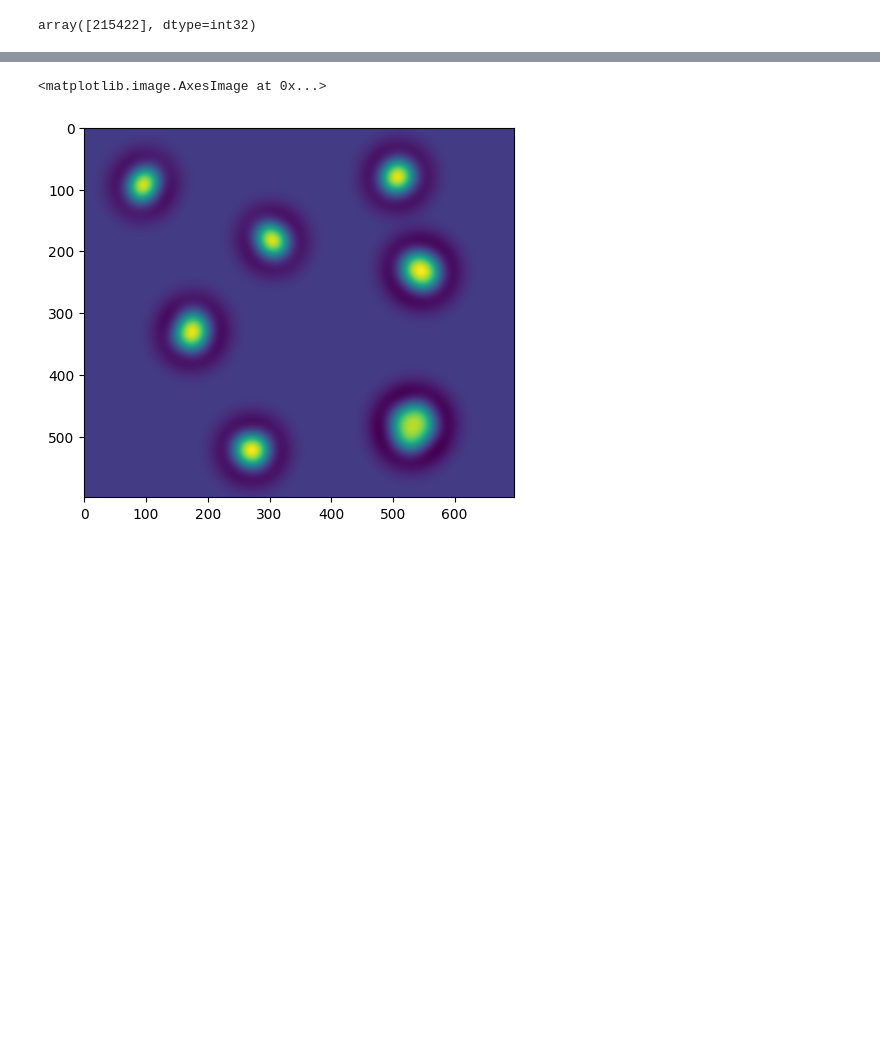
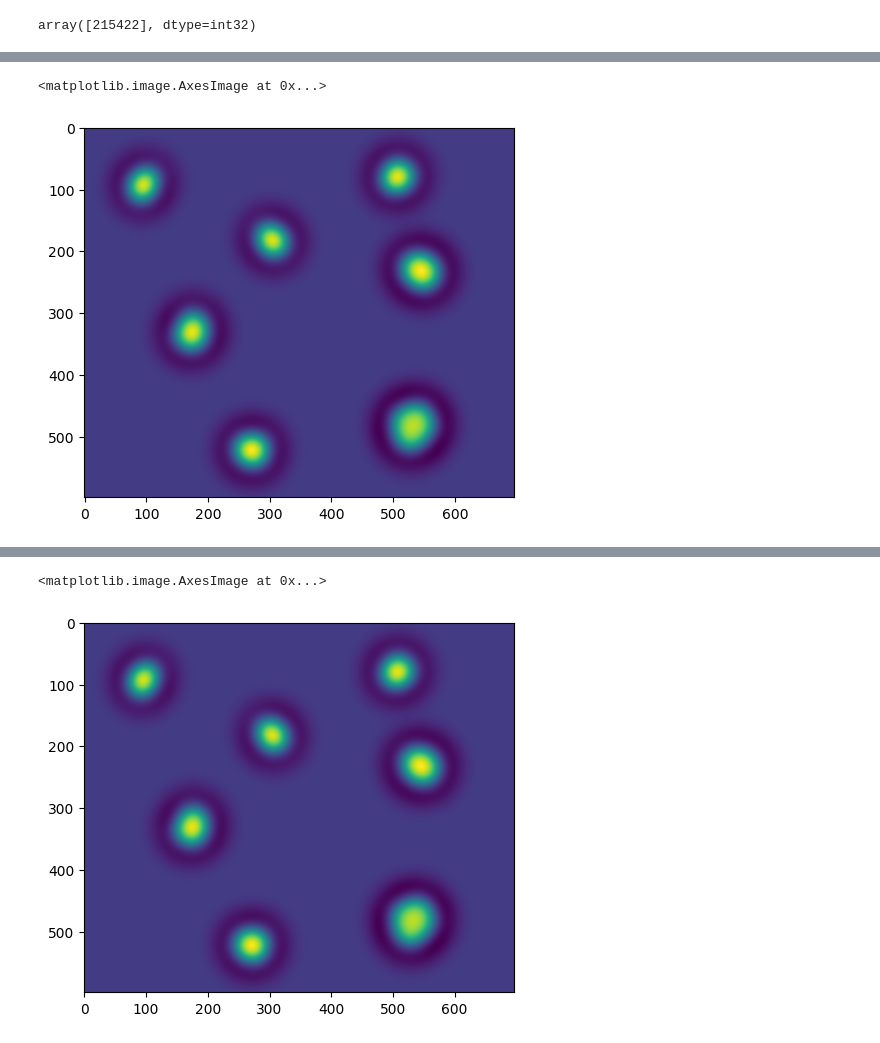
Before and after one commit to amfaber/tracking_optimizations, a Jupyter notebook: gpu-tracking/testing/explore.ipynb, the cells around one changed output, grey strips where cells are left out. Cells and saved outputs as stored; diff of their text form; code cells hidden in the pictures; blank space fills up the shorter version.

```diff
--- a/gpu-tracking/testing/explore.ipynb
+++ b/gpu-tracking/testing/explore.ipynb
@@ -214,0 +454,3 @@ data = np.stack(frames)
+# %%
+shape = np.array([599, 697])
+offset = ((np.array([1024, 1024]) - shape/2)).astype(int)
@@ -214,0 +462,5 @@ data = np.stack(frames)
+# %%
+plt.imshow(idk[9])
+# %% [output]
+<matplotlib.image.AxesImage at 0x...>
+[figure, added]
```
Also changed, not shown: parts of 44 cells of this notebook, 13 other files.
